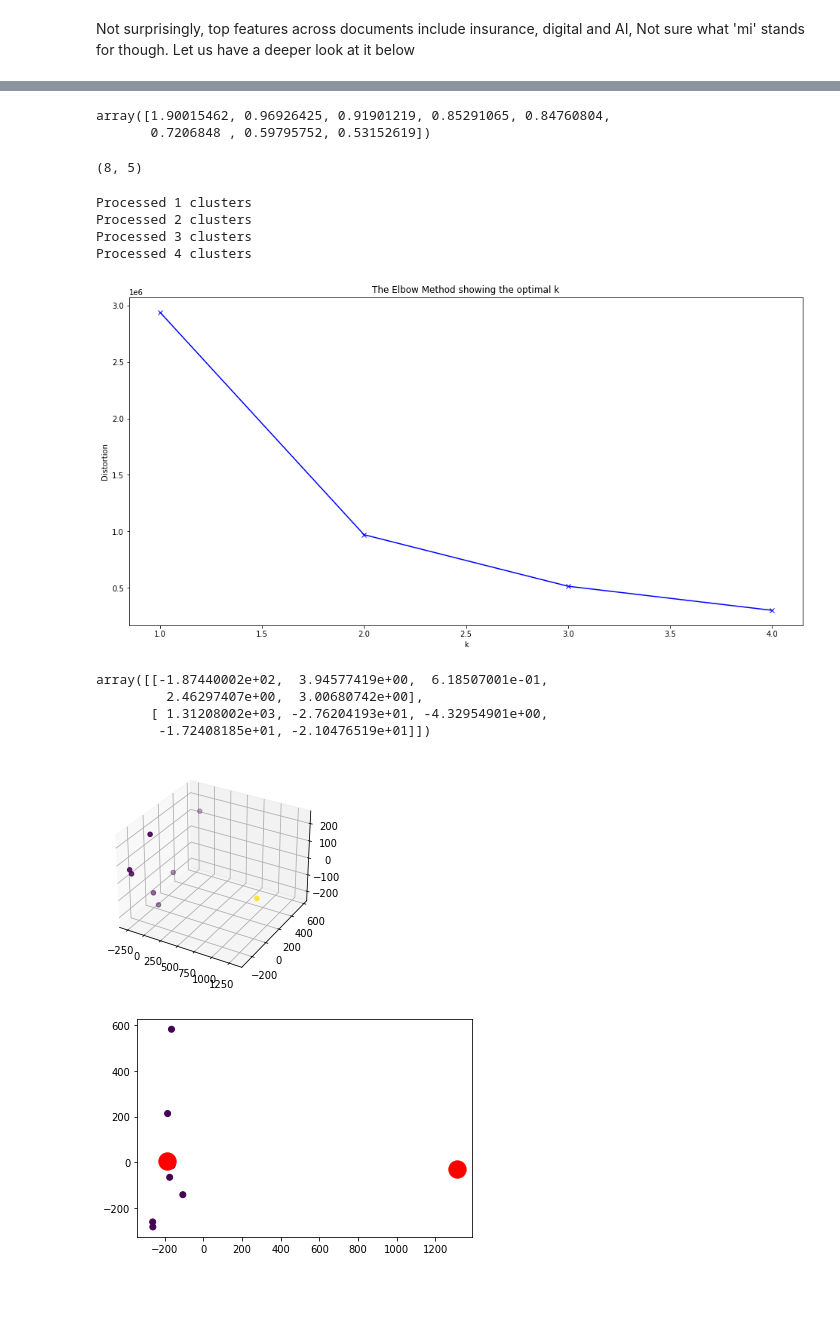
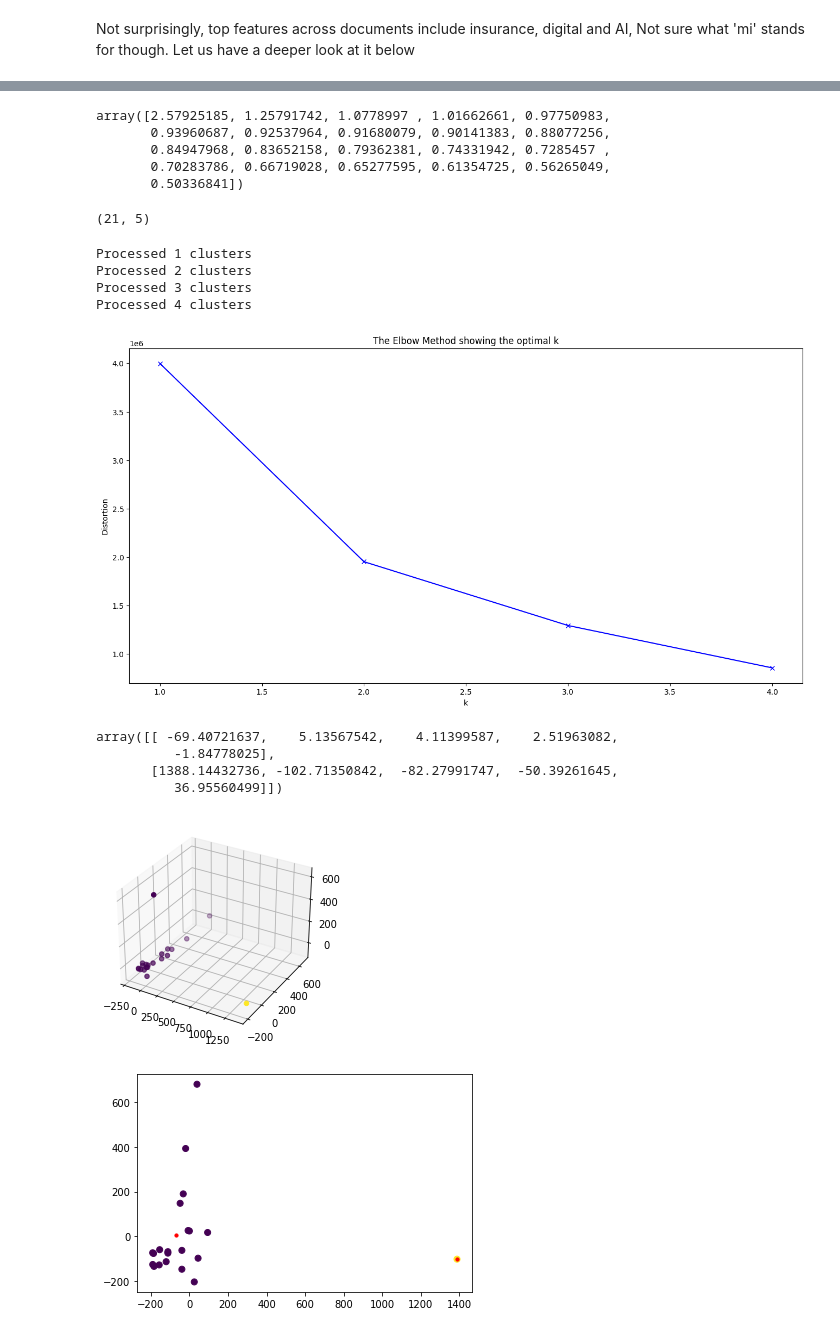
Before and after one commit to protzetter/NLP-experiments, a Jupyter notebook: DocumentMining-Part2.ipynb, the cells around one changed output, grey strips where cells are left out. Cells and saved outputs as stored; diff of their text form; code cells hidden in the pictures; blank space fills up the shorter version.

```diff
--- a/DocumentMining-Part2.ipynb
+++ b/DocumentMining-Part2.ipynb
@@ -56,7 +58,7 @@ def readPPTFile(filename):
     return text
 # %%
 #path of input folder
-path='./sampledocs/'
+path='./sampledocs/pdf/'
 # %% [markdown]
 ## Process all directory files with spacy
 # %%
@@ -343,8 +346,11 @@ array([[-0.29044229,  0.50208025, -0.27271257,  0.0261366 , -0.7123989 ,
 # %%
 evalues
 # %% [output]
-array([1.90015462, 0.96926425, 0.91901219, 0.85291065, 0.84760804,
-       0.7206848 , 0.59795752, 0.53152619])
+array([2.57925185, 1.25791742, 1.0778997 , 1.01662661, 0.97750983,
+       0.93960687, 0.92537964, 0.91680079, 0.90141383, 0.88077256,
+       0.84947968, 0.83652158, 0.79362381, 0.74331942, 0.7285457 ,
+       0.70283786, 0.66719028, 0.65277595, 0.61354725, 0.56265049,
+       0.50336841])
 # %%
 from sklearn.decomposition import PCA
 
@@ -352,7 +358,7 @@ pca = PCA(n_components=5, random_state=42)
 tfidfRed= pca.fit_transform(countsarray)
 tfidfRed.shape
 # %% [output]
-(8, 5)
+(21, 5)
 # %%
 from sklearn import metrics
 from scipy.spatial.distance import cdist
@@ -378,29 +384,30 @@ plt.ylabel('Distortion')
 plt.title('The Elbow Method showing the optimal k')
 plt.show()
 # %% [output]
-[figure, old version]
+[figure, new version]
 # %%
 kmeans = KMeans(n_clusters=2, init='k-means++', max_iter=1000, n_init=10, random_state=0)
 pred_y = kmeans.fit_predict(tfidfRed)
 # %%
 kmeans.cluster_centers_
 # %% [output]
-array([[-1.87440002e+02,  3.94577419e+00,  6.18507001e-01,
-         2.46297407e+00,  3.00680742e+00],
-       [ 1.31208002e+03, -2.76204193e+01, -4.32954901e+00,
-        -1.72408185e+01, -2.10476519e+01]])
+array([[ -69.40721637,    5.13567542,    4.11399587,    2.51963082,
+          -1.84778025],
+       [1388.14432736, -102.71350842,  -82.27991747,  -50.39261645,
+          36.95560499]])
 # %%
+%matplotlib inline
 fig = plt.figure()
 ax = plt.axes(projection='3d')
 ax.scatter3D(tfidfRed[:,0], tfidfRed[:,1],tfidfRed[:,2], c=pred_y);
 # %% [output]
-[figure, old version]
+[figure, new version]
 # %%
 plt.scatter(tfidfRed[:,0], tfidfRed[:,1],c=pred_y)
-plt.scatter(kmeans.cluster_centers_[:, 0], kmeans.cluster_centers_[:, 1], s=300, c='red')
+plt.scatter(kmeans.cluster_centers_[:, 0], kmeans.cluster_centers_[:, 1], s=10, c='red')
 plt.show()
 # %% [output]
-[figure, old version]
+[figure, new version]
 # %%
 fullDocs[pred_y==1]
 # %% [output]
```
Also changed, not shown: parts of 19 cells of this notebook, 1 other file.
